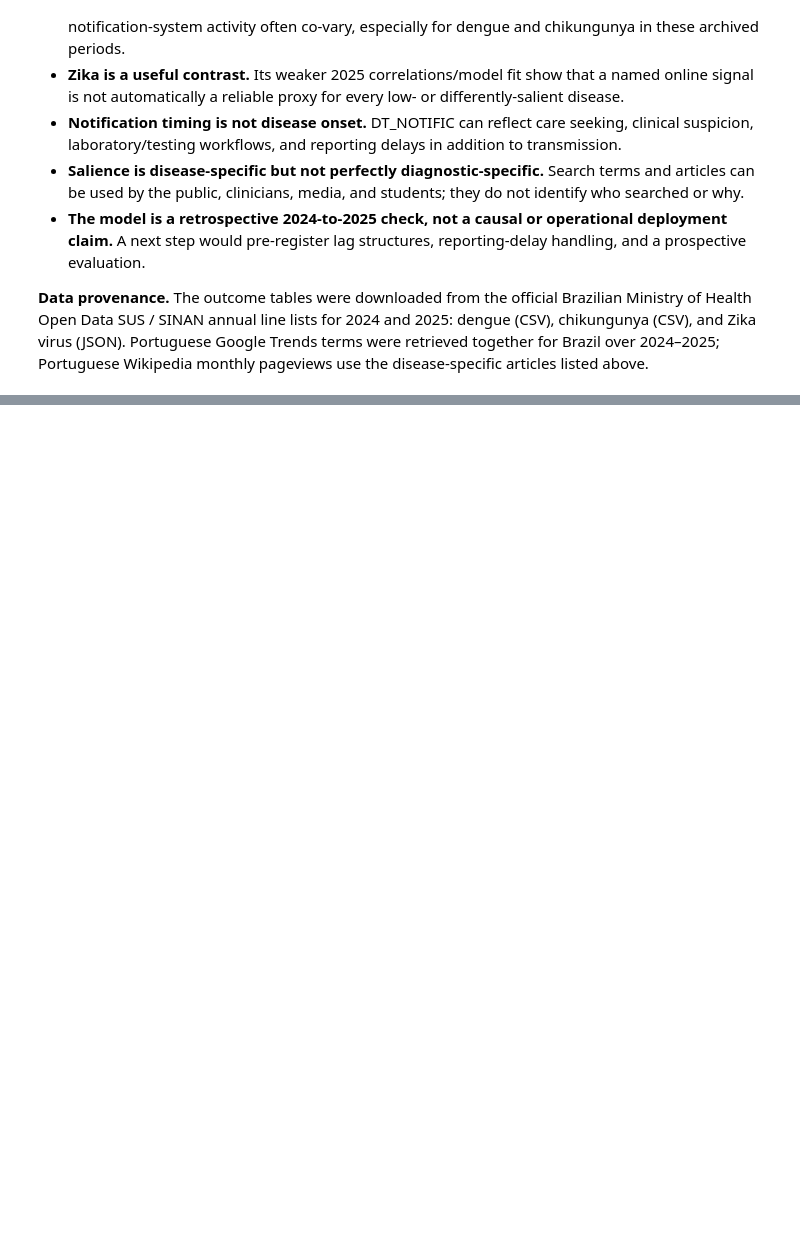
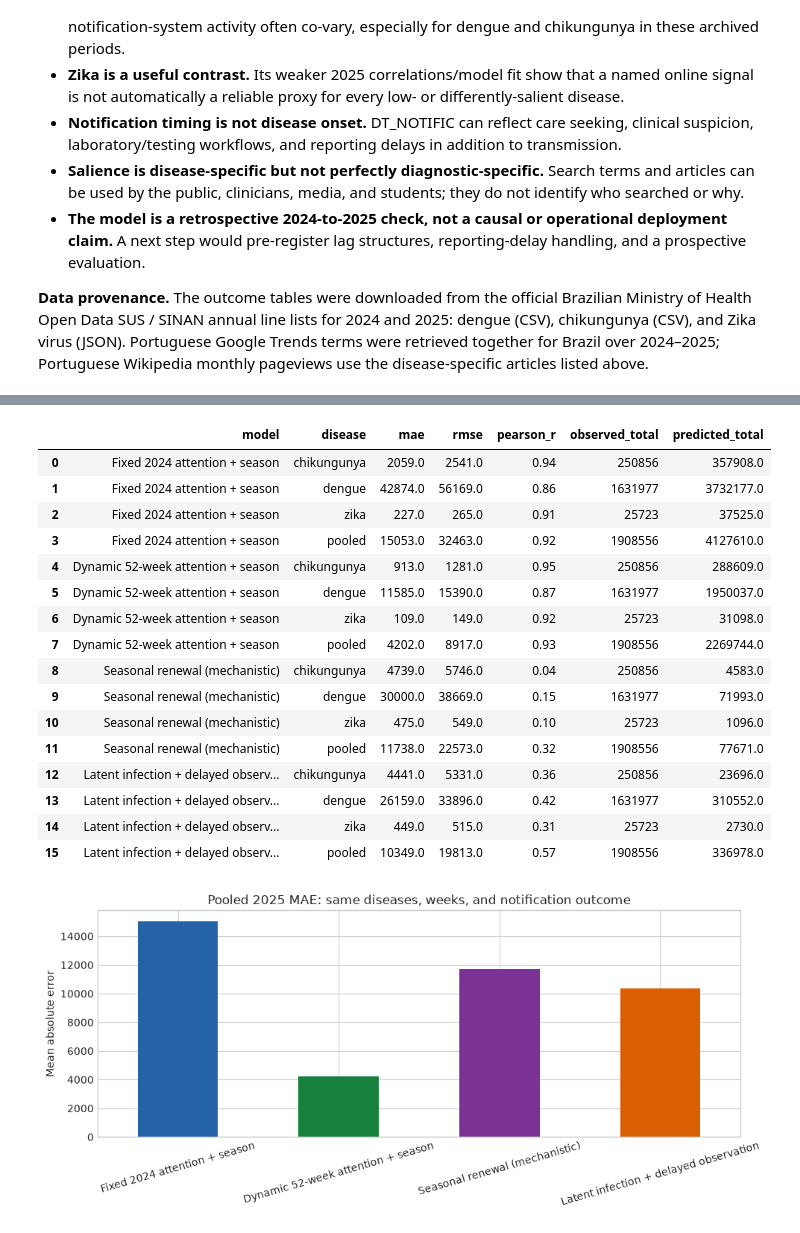
Before and after one commit to carolsmoreira/sismid2026, a Jupyter notebook: dengue_datasus_brazil_rio_workflow.ipynb, the cells around one changed output, grey strips where cells are left out. Saved outputs shown, nothing was run; the diff lists cells and outputs as text; code cells hidden in the pictures; blank space fills up the shorter version.

```diff
--- a/dengue_datasus_brazil_rio_workflow.ipynb
+++ b/dengue_datasus_brazil_rio_workflow.ipynb
@@ -454,0 +572,36 @@ display(Image(filename=str(PART3_DIR / 'brazil_arbovirus_2025_attention_predicti
+# %%
+all_model_metrics = pd.concat([
+    attention_metrics,
+    mechanistic_metrics.assign(model='Seasonal renewal (mechanistic)'),
+    latent_metrics.assign(model='Latent infection + delayed observation'),
+], ignore_index=True)
+display(all_model_metrics.round({'mae': 0, 'rmse': 0, 'pearson_r': 2, 'observed_total': 0, 'predicted_total': 0}))
+
+pooled_all = all_model_metrics.query("disease == 'pooled'").copy()
+ax = pooled_all.plot.bar(x='model', y='mae',
+                         color=['#2563a8', '#16803c', '#7b3294', '#d95f02'],
+                         legend=False, figsize=(10, 4.5))
+ax.set(title='Pooled 2025 MAE: same diseases, weeks, and notification outcome',
+       xlabel='', ylabel='Mean absolute error')
+ax.tick_params(axis='x', rotation=16)
+ax.figure.tight_layout()
+plt.show()
+# %% [output]
+|  | model | disease | mae | rmse | pearson_r | observed_total | predicted_total |
+| 0 | Fixed 2024 attention + season | chikungunya | 2059.0 | 2541.0 | 0.94 | 250856 | 357908.0 |
+| 1 | Fixed 2024 attention + season | dengue | 42874.0 | 56169.0 | 0.86 | 1631977 | 3732177.0 |
+| 2 | Fixed 2024 attention + season | zika | 227.0 | 265.0 | 0.91 | 25723 | 37525.0 |
+| 3 | Fixed 2024 attention + season | pooled | 15053.0 | 32463.0 | 0.92 | 1908556 | 4127610.0 |
+| 4 | Dynamic 52-week attention + season | chikungunya | 913.0 | 1281.0 | 0.95 | 250856 | 288609.0 |
+| 5 | Dynamic 52-week attention + season | dengue | 11585.0 | 15390.0 | 0.87 | 1631977 | 1950037.0 |
+| 6 | Dynamic 52-week attention + season | zika | 109.0 | 149.0 | 0.92 | 25723 | 31098.0 |
+| 7 | Dynamic 52-week attention + season | pooled | 4202.0 | 8917.0 | 0.93 | 1908556 | 2269744.0 |
+| 8 | Seasonal renewal (mechanistic) | chikungunya | 4739.0 | 5746.0 | 0.04 | 250856 | 4583.0 |
+| 9 | Seasonal renewal (mechanistic) | dengue | 30000.0 | 38669.0 | 0.15 | 1631977 | 71993.0 |
+| 10 | Seasonal renewal (mechanistic) | zika | 475.0 | 549.0 | 0.10 | 25723 | 1096.0 |
+| 11 | Seasonal renewal (mechanistic) | pooled | 11738.0 | 22573.0 | 0.32 | 1908556 | 77671.0 |
+| 12 | Latent infection + delayed observ... | chikungunya | 4441.0 | 5331.0 | 0.36 | 250856 | 23696.0 |
+| 13 | Latent infection + delayed observ... | dengue | 26159.0 | 33896.0 | 0.42 | 1631977 | 310552.0 |
+| 14 | Latent infection + delayed observ... | zika | 449.0 | 515.0 | 0.31 | 25723 | 2730.0 |
+| 15 | Latent infection + delayed observ... | pooled | 10349.0 | 19813.0 | 0.57 | 1908556 | 336978.0 |
+[figure, added]
```
Also changed, not shown: parts of 14 cells of this notebook, 21 other files.
